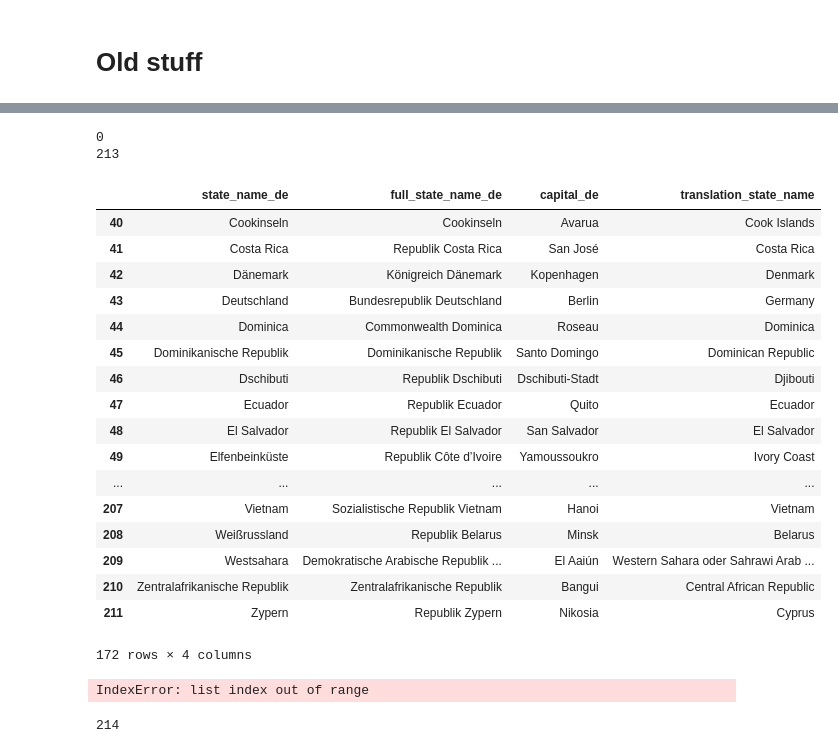
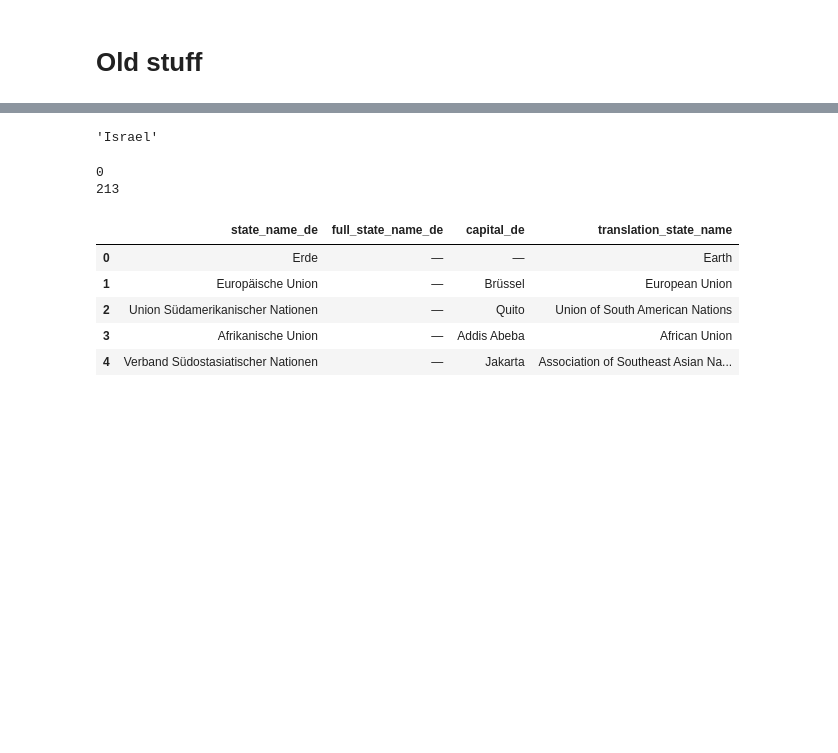
Before and after one commit to aauss/EventEpi, a Jupyter notebook: Comparable_example.ipynb, the cells around one changed output, grey strips where cells are left out. Cells and saved outputs as stored; diff of their text form; code cells hidden in the pictures; blank space fills up the shorter version.

Commit message:
Parses wikipedia list of countries and abbreviates names

```diff
--- a/Comparable_example.ipynb
+++ b/Comparable_example.ipynb
@@ -278,48 +262,33 @@ parsed_soup = parsed_soup.find_all("tr") # Get entries of countries form table
 amount_countries = len(parsed_soup)
 parsed_soup = [parsed_soup[i].find_all('td') \
                for i in range(amount_countries)] # Extract table entries from country entry
+# %%
+re.sub(r"((mit)|(ohne)).*","","Israelohne hgospj")
+# %% [output]
+'Israel'
 # %%
 translation = {"state_name_de":[],"full_state_name_de":[],"capital_de":[],"translation_state_name":[]}
 regex = re.compile(r"\[\d*\]") # To remove footnotes in the names
 for i in range(amount_countries):
     try:
-        translation["state_name_de"].append(list(parsed_soup[i][0].children)[0].string.replace("\n","")) # slicing the last part because of \n
-        translation["full_state_name_de"].append(regex.sub("",parsed_soup[i][1].text[:-1])) # slicing the last part because of \n
-        translation["capital_de"].append(regex.sub("",parsed_soup[i][2].text[:-1])) # slicing the last part because of \n
-        translation["translation_state_name"].append(regex.sub("",parsed_soup[i][10].text[:-1])) # slicing the last part because of \n
-    except: # because header and footer are part of the table
-        print(i)
+        state_name_de = regex.sub("",(parsed_soup[i][0].text).replace("\n","").replace("\xad",""))
+        state_name_de = re.sub(r"((mit)|(ohne)).*","",state_name_de) # Remove some additional information in name
+        translation["state_name_de"].append(state_name_de) # Soft hyphen used in Zentralafr. Rep.
+        translation["full_state_name_de"].append(regex.sub("",parsed_soup[i][1].text).replace("\n",""))
+        translation["capital_de"].append(regex.sub("",parsed_soup[i][2].text).replace("\n",""))
+        translation["translation_state_name"].append(regex.sub("",parsed_soup[i][10].text).replace("\n",""))
+    except: # Because header and footer are part of the table soup opperations don't work
+        print(i) # Except that the first and last entry fail
 # %% [output]
 0
 213
 # %%
-pd.DataFrame.from_dict(translation)[40:]
+wikipedia_country_list = pd.DataFrame.from_dict(translation)
+wikipedia_country_list.head()
 # %% [output]
 |  | state_name_de | full_state_name_de | capital_de | translation_state_name |
-| 40 | Cookinseln | Cookinseln | Avarua | Cook Islands |
-| 41 | Costa Rica | Republik Costa Rica | San José | Costa Rica |
-| 42 | Dänemark | Königreich Dänemark | Kopenhagen | Denmark |
-| 43 | Deutschland | Bundesrepublik Deutschland | Berlin | Germany |
-| 44 | Dominica | Commonwealth Dominica | Roseau | Dominica |
-| 45 | Dominikanische Republik | Dominikanische Republik | Santo Domingo | Dominican Republic |
-| 46 | Dschibuti | Republik Dschibuti | Dschibuti-Stadt | Djibouti |
-| 47 | Ecuador | Republik Ecuador | Quito | Ecuador |
-| 48 | El Salvador | Republik El Salvador | San Salvador | El Salvador |
-| 49 | Elfenbeinküste | Republik Côte d’Ivoire | Yamoussoukro | Ivory Coast |
-| ... | ... | ... | ... | ... |
-| 207 | Vietnam | Sozialistische Republik Vietnam | Hanoi | Vietnam |
-| 208 | Weißrussland | Republik Belarus | Minsk | Belarus |
-| 209 | Westsahara | Demokratische Arabische Republik ... | El Aaiún | Western Sahara oder Sahrawi Arab ... |
-| 210 | Zentral­afrikanische Republik | Zentral­afrikanische Republik | Bangui | Central African Republic |
-| 211 | Zypern | Republik Zypern | Nikosia | Cyprus |
+| 0 | Erde | — | — | Earth |
+| 1 | Europäische Union | — | Brüssel | European Union |
+| 2 | Union Südamerikanischer Nationen | — | Quito | Union of South American Nations |
+| 3 | Afrikanische Union | — | Addis Abeba | African Union |
+| 4 | Verband Südostasiatischer Nationen | — | Jakarta | Association of Southeast Asian Na... |
-172 rows × 4 columns
-# %%
-translated_name = [soup.find("table",class_="wikitable sortable zebra").find("tbody")\
-                   .find_all("tr")[0].find_all('td')[10] for i in range(len(soup.find("table",class_="wikitable sortable zebra").find("tbody")\
-                                                                            .find_all("tr")[0]))]
-# %% [output]
-IndexError: list index out of range
-# %%
-len(soup.find("table",class_="wikitable sortable zebra").find("tbody").find_all("tr"))
-# %% [output]
-214
```
Also changed, not shown: parts of 24 cells of this notebook.
